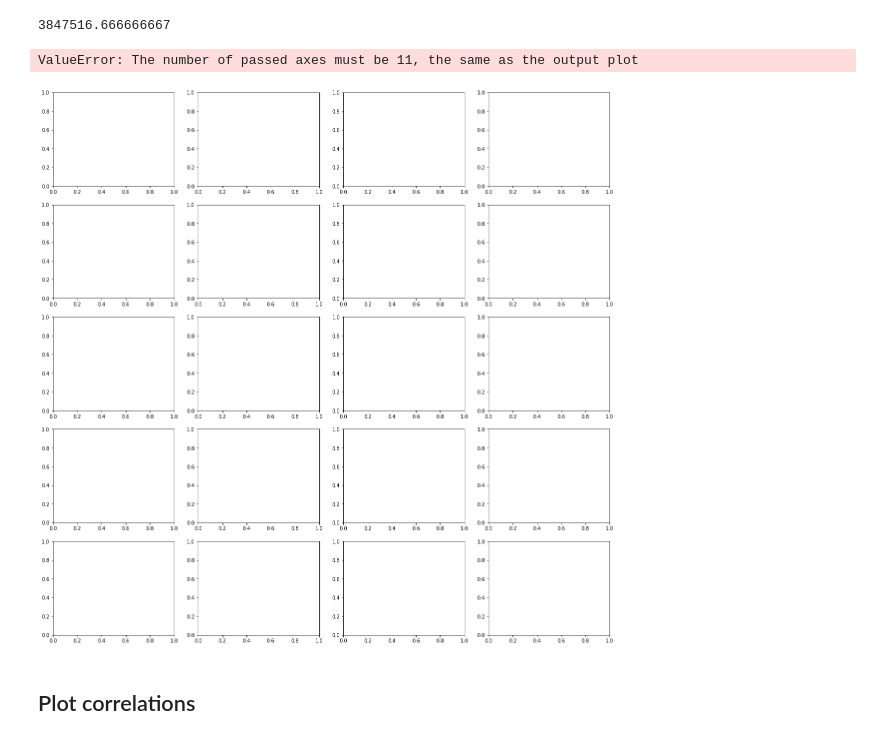
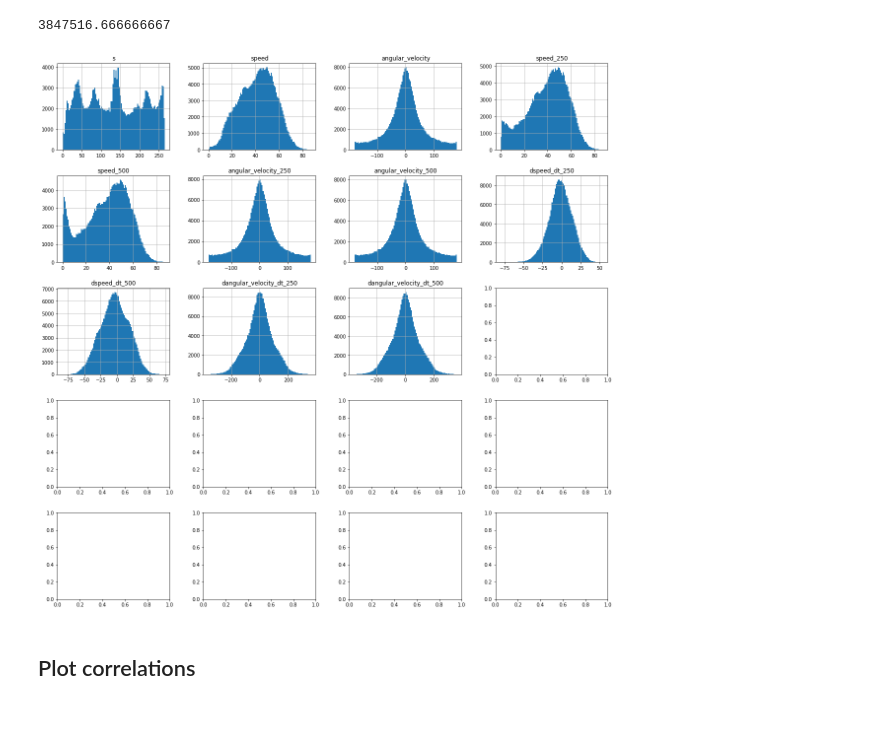
Before and after one commit to BrancoLab/LocomotionControl, a Jupyter notebook: analysis/ephys/glm/variables_correlation.ipynb, the cells around one changed output. Saved outputs shown, nothing was run; the diff lists cells and outputs as text; code cells hidden in the pictures.

```diff
--- a/analysis/ephys/glm/variables_correlation.ipynb
+++ b/analysis/ephys/glm/variables_correlation.ipynb
@@ -171,11 +173,10 @@ def fit_line(X, Y,  ax):
     ax.legend(loc='upper right')
 # %%
 fig, axis = plt.subplots(5,4,figsize=(20, 20))
-axes = axis.flatten()[:19]
+axes = axis.flatten()[:11]
 _ = data.hist(ax=axes, bins=100)
 # %% [output]
-ValueError: The number of passed axes must be 11, the same as the output plot
-[figure, old version]
+[figure, new version]
 # %% [markdown]
 ## Plot correlations
 # %%
```
Also changed, not shown: parts of 1 cell of this notebook, 9 other files.
